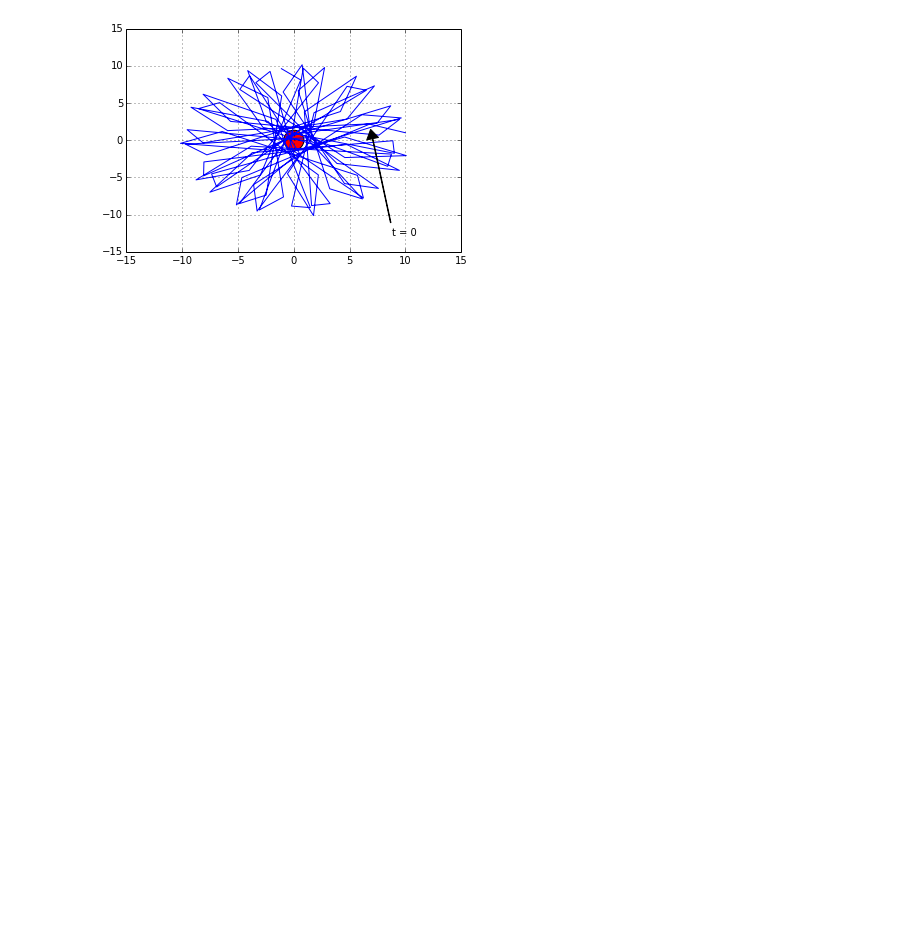
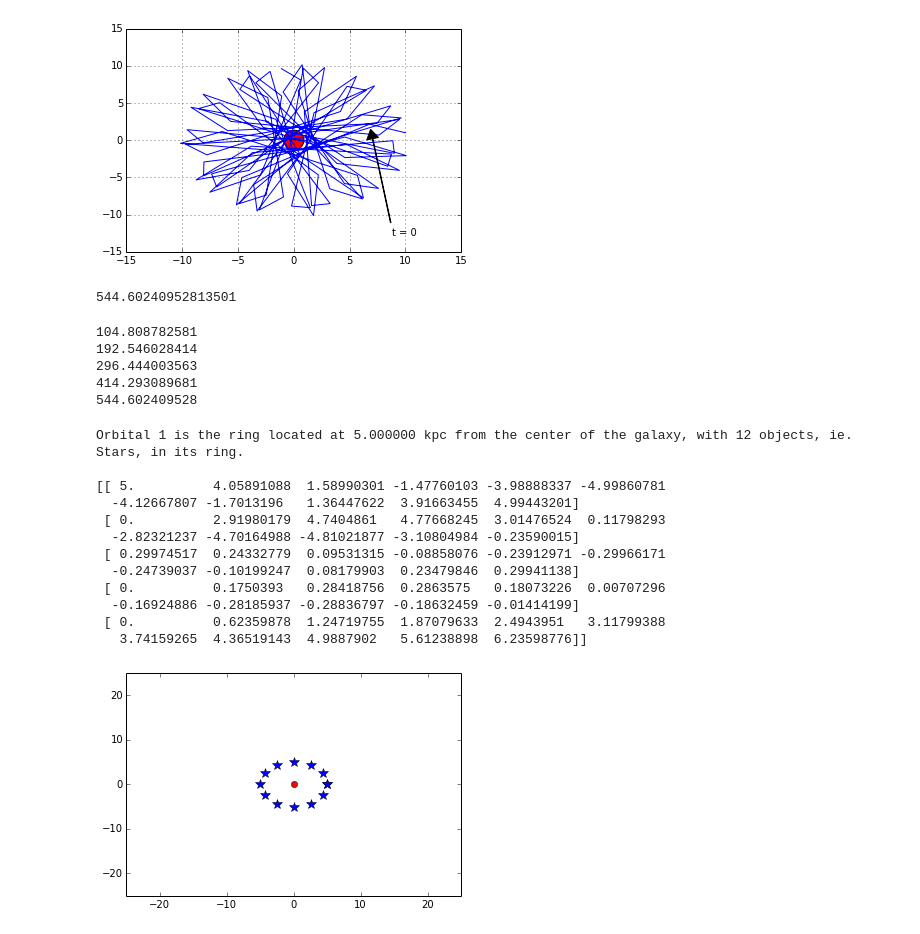
Before and after one commit to callen09/PHYS202-S14, a Jupyter notebook: GalaxyMerger/GalaxyMergerWork.ipynb, the cells around one changed output. Cells and saved outputs as stored; diff of their text form; code cells hidden in the pictures; blank space fills up the shorter version.

Commit message:
Galaxy Merger Update and Euler 17.

```diff
--- a/GalaxyMerger/GalaxyMergerWork.ipynb
+++ b/GalaxyMerger/GalaxyMergerWork.ipynb
@@ -36,3 +36,48 @@ plt.grid();
 plt.show();
 # %% [output]
 [figure]
+# %%
+LargeMass = 10**11 #Solar Masses
+#LargeMass = 2e41 #kg
+SmallMass = 0.25*LargeMass
+t_increment = 10**8 #Years
+R_min = 25 #kpc
+#R_min = 7.75e20 m
+Orbital5_Dist = 0.6*R_min
+Orbital5_Period = 5.442 #Time Units
+#OuterPeriod = 544.2e6 Years
+Orbital5_initVel = Orbital5_Dist/Orbital5_Period
+# %%
+def Period(a,M):
+    """Returns period of orbiting object in Million Years.
+
+
+    Appears to be off by 10^11...? Thus the factor in the P calculation
+
+    Kepler's 3rd Law with Newton's Law of Universal Gravitation"""
+
+    a = a *(3.0856776*10**19) #kpc -> meters
+    G = 6.673848*10**11 #N*m^2/kg^2
+    M = M*(1.98855*10**30) #Msol -> kg
+    #a = a*1000
+    #G = 4.302*10**(-3) #pc*(km/s)^2/Msol
+    Psec = np.sqrt((4*(np.pi**2)*(a**3))/(G*M)) #in seconds
+    P = Psec/(3600*24*365) * 10**5 #10**11 for years, 10**5 for Million years
+    return P
+
+#Period(1.496e11,1.988005972e+30) #Earth, comment out a and M above
+Period(Orbital5_Dist,LargeMass)
+# %% [output]
+544.60240952813501
+# %%
+print Period(0.2*R_min,LargeMass)
+print Period(0.3*R_min,LargeMass)
+print Period(0.4*R_min,LargeMass)
+print Period(0.5*R_min,LargeMass)
+print Period(0.6*R_min,LargeMass)
+# %% [output]
+104.808782581
+192.546028414
+296.444003563
+414.293089681
+544.602409528
@@ -38,0 +129,25 @@ plt.show();
+# %%
+Orbital1 = Orbital("Orbital 1",1,0.2,12)
+Orbital1.description()
+Orbital1.picture()
+print
+print Orbital1.Stars()
+
+Orbital2 = Orbital("Orbital 2",2,0.3,18)
+Orbital3 = Orbital("Orbital 3",3,0.4,24)
+Orbital4 = Orbital("Orbital 4",4,0.5,30)
+Orbital5 = Orbital("Orbital 5",5,0.6,36)
+# %% [output]
+Orbital 1 is the ring located at 5.000000 kpc from the center of the galaxy, with 12 objects, ie. Stars, in its ring.
+
+[[ 5.          4.05891088  1.58990301 -1.47760103 -3.98888337 -4.99860781
+  -4.12667807 -1.7013196   1.36447622  3.91663455  4.99443201]
+ [ 0.          2.91980179  4.7404861   4.77668245  3.01476524  0.11798293
+  -2.82321237 -4.70164988 -4.81021877 -3.10804984 -0.23590015]
+ [ 0.29974517  0.24332779  0.09531315 -0.08858076 -0.23912971 -0.29966171
+  -0.24739037 -0.10199247  0.08179903  0.23479846  0.29941138]
+ [ 0.          0.1750393   0.28418756  0.2863575   0.18073226  0.00707296
+  -0.16924886 -0.28185937 -0.28836797 -0.18632459 -0.01414199]
+ [ 0.          0.62359878  1.24719755  1.87079633  2.4943951   3.11799388
+   3.74159265  4.36519143  4.9887902   5.61238898  6.23598776]]
+[figure, added]
```
Also changed, not shown: parts of 10 cells of this notebook, 1 other file.
